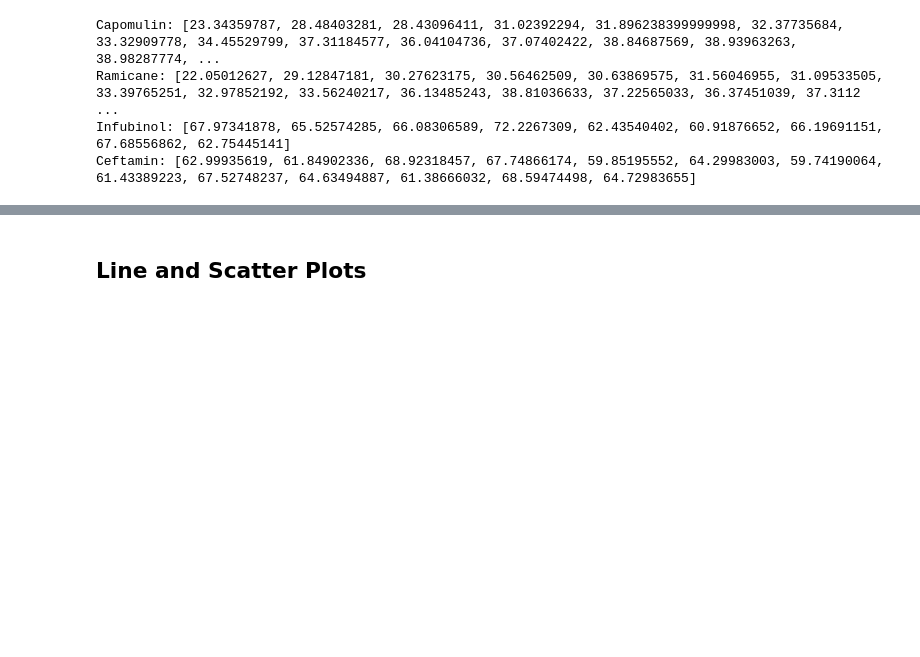
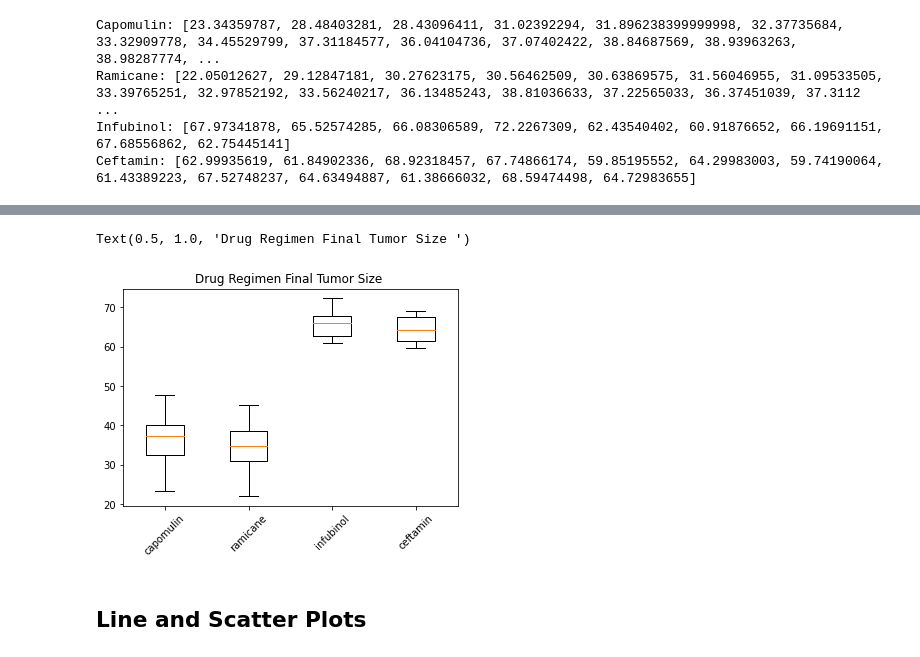
Before and after one commit to sarahDH615/matplotlib_challenge, a Jupyter notebook: pymaceuticals_starter.ipynb, the cells around one changed output, grey strips where cells are left out. Cells and saved outputs as stored; diff of their text form; code cells hidden in the pictures; blank space fills up the shorter version.

Commit message:
line and scatter plots

```diff
--- a/pymaceuticals_starter.ipynb
+++ b/pymaceuticals_starter.ipynb
@@ -301,12 +301,12 @@ for name in treatments:
     thelist = list_of_lists[treatments.index(name)]
     last_values(name, max_time, thelist)
 
-print(treatment_last_times)
+print(f'last timepoint: {treatment_last_times}')
 
-ca_df = pd.DataFrame(ca_list).T.reset_index(drop=True)
-ra_df = pd.DataFrame(ra_list).T.reset_index(drop=True)
-in_df = pd.DataFrame(in_list).T.reset_index(drop=True)
-ce_df = pd.DataFrame(ce_list).T.reset_index(drop=True)
+ca_df = pd.DataFrame(ca_list).T.reset_index(drop=True).rename(columns = {'Tumor Volume (mm3)': 'Tumor Vol(mm3) at T45'})
+ra_df = pd.DataFrame(ra_list).T.reset_index(drop=True).rename(columns = {'Tumor Volume (mm3)': 'Tumor Vol(mm3) at T45'})
+in_df = pd.DataFrame(in_list).T.reset_index(drop=True).rename(columns = {'Tumor Volume (mm3)': 'Tumor Vol(mm3) at T45'})
+ce_df = pd.DataFrame(ce_list).T.reset_index(drop=True).rename(columns = {'Tumor Volume (mm3)': 'Tumor Vol(mm3) at T45'})
 
-ca_df
+ca_df, ra_df, in_df, ce_df
 # %% [output]
@@ -417,2 +389,20 @@ iqr: 6.093590140000003
+# %%
+# Generate a box plot of the final tumor volume of each mouse across four regimens of interest
+#'Capomulin', 'Ramicane', 'Infubinol', 'Ceftamin'
+
+
+ca_xaxis = ca_df.iloc[:, 0]
+ra_xaxis = ra_df.iloc[:, 0]
+in_xaxis = in_df.iloc[:, 0]
+ce_xaxis = ce_df.iloc[:, 0]
+regimens_dict = {'capomulin': ca_xaxis, 'ramicane': ra_xaxis, 'infubinol': in_xaxis, 'ceftamin': ce_xaxis}
+
+fig, ax = plt.subplots()
+ax.boxplot(regimens_dict.values())
+ax.set_xticklabels(regimens_dict.keys(), rotation=45)
+ax.set_title('Drug Regimen Final Tumor Size ')
+# %% [output]
+Text(0.5, 1.0, 'Drug Regimen Final Tumor Size ')
+[figure, added]
 # %% [markdown]
 ## Line and Scatter Plots
```
Also changed, not shown: parts of 8 cells of this notebook.
